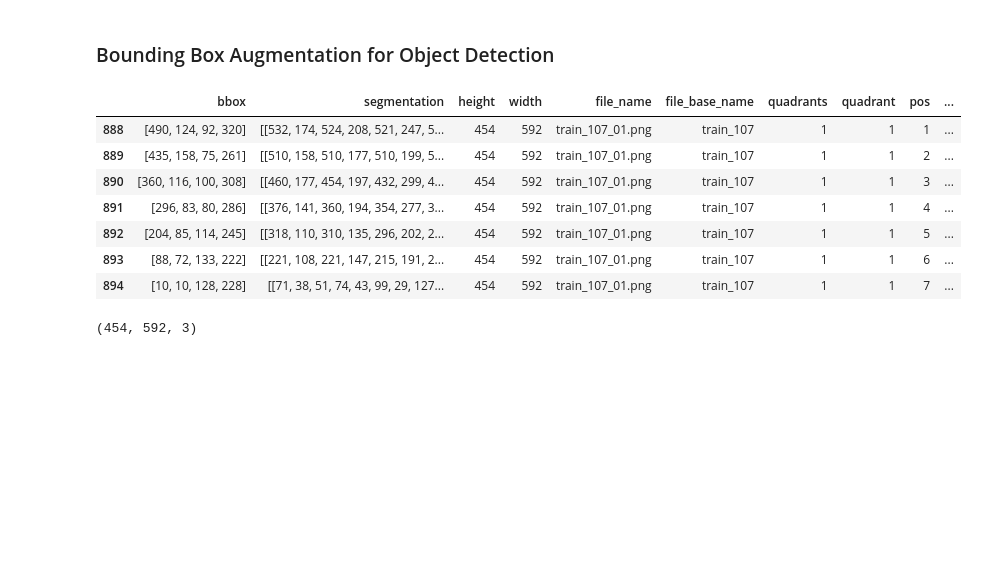
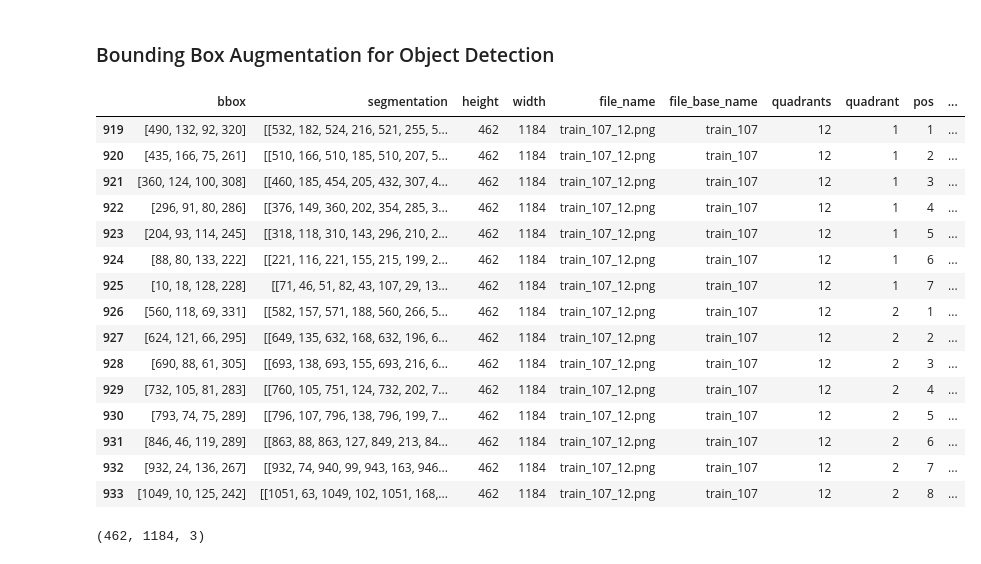
Before and after one commit to awerdich/computervision, a Jupyter notebook: notebooks/detection/05_augmentations.ipynb, the cells around one changed output. Cells and saved outputs as stored; diff of their text form; code cells hidden in the pictures; blank space fills up the shorter version.

```diff
--- a/notebooks/detection/05_augmentations.ipynb
+++ b/notebooks/detection/05_augmentations.ipynb
@@ -301,34 +301,42 @@ plt.show()
 # %%
 # Pick a panoramic x-ray image
 idx = 10
-quadrants = 1
+quadrants = 12
 base_name_list = sorted(list(df['file_base_name'].unique()))
 file_base_name = base_name_list[idx]
 df_file = df.loc[(df['file_base_name'] == file_base_name) & (df['quadrants'] == quadrants)]
 display(df_file)
 
 # Load the image
 file_name = df_file['file_name'].to_list()[0]
 file = os.path.join(xrays_dir, file_name)
 im = ImageData().load_image(file)
 # For the model, we need RGB images
 im = ImageData().np2color(im)
 print(im.shape)
 
 box_list = df_file['bbox'].tolist()
 position_list = df_file['ada'].tolist()
 quadrant_list = df_file['quadrant'].tolist()
 label_list = [f'Q{quadrant}P{position}' for quadrant, position in zip(quadrant_list, position_list)]
 # %% [output]
 |  | bbox | segmentation | height | width | file_name | file_base_name | quadrants | quadrant | pos | ... |
-| 888 | [490, 124, 92, 320] | [[532, 174, 524, 208, 521, 247, 5... | 454 | 592 | train_107_01.png | train_107 | 1 | 1 | 1 | ... |
-| 889 | [435, 158, 75, 261] | [[510, 158, 510, 177, 510, 199, 5... | 454 | 592 | train_107_01.png | train_107 | 1 | 1 | 2 | ... |
-| 890 | [360, 116, 100, 308] | [[460, 177, 454, 197, 432, 299, 4... | 454 | 592 | train_107_01.png | train_107 | 1 | 1 | 3 | ... |
-| 891 | [296, 83, 80, 286] | [[376, 141, 360, 194, 354, 277, 3... | 454 | 592 | train_107_01.png | train_107 | 1 | 1 | 4 | ... |
-| 892 | [204, 85, 114, 245] | [[318, 110, 310, 135, 296, 202, 2... | 454 | 592 | train_107_01.png | train_107 | 1 | 1 | 5 | ... |
-| 893 | [88, 72, 133, 222] | [[221, 108, 221, 147, 215, 191, 2... | 454 | 592 | train_107_01.png | train_107 | 1 | 1 | 6 | ... |
-| 894 | [10, 10, 128, 228] | [[71, 38, 51, 74, 43, 99, 29, 127... | 454 | 592 | train_107_01.png | train_107 | 1 | 1 | 7 | ... |
+| 919 | [490, 132, 92, 320] | [[532, 182, 524, 216, 521, 255, 5... | 462 | 1184 | train_107_12.png | train_107 | 12 | 1 | 1 | ... |
+| 920 | [435, 166, 75, 261] | [[510, 166, 510, 185, 510, 207, 5... | 462 | 1184 | train_107_12.png | train_107 | 12 | 1 | 2 | ... |
+| 921 | [360, 124, 100, 308] | [[460, 185, 454, 205, 432, 307, 4... | 462 | 1184 | train_107_12.png | train_107 | 12 | 1 | 3 | ... |
+| 922 | [296, 91, 80, 286] | [[376, 149, 360, 202, 354, 285, 3... | 462 | 1184 | train_107_12.png | train_107 | 12 | 1 | 4 | ... |
+| 923 | [204, 93, 114, 245] | [[318, 118, 310, 143, 296, 210, 2... | 462 | 1184 | train_107_12.png | train_107 | 12 | 1 | 5 | ... |
+| 924 | [88, 80, 133, 222] | [[221, 116, 221, 155, 215, 199, 2... | 462 | 1184 | train_107_12.png | train_107 | 12 | 1 | 6 | ... |
+| 925 | [10, 18, 128, 228] | [[71, 46, 51, 82, 43, 107, 29, 13... | 462 | 1184 | train_107_12.png | train_107 | 12 | 1 | 7 | ... |
+| 926 | [560, 118, 69, 331] | [[582, 157, 571, 188, 560, 266, 5... | 462 | 1184 | train_107_12.png | train_107 | 12 | 2 | 1 | ... |
+| 927 | [624, 121, 66, 295] | [[649, 135, 632, 168, 632, 196, 6... | 462 | 1184 | train_107_12.png | train_107 | 12 | 2 | 2 | ... |
+| 928 | [690, 88, 61, 305] | [[693, 138, 693, 155, 693, 216, 6... | 462 | 1184 | train_107_12.png | train_107 | 12 | 2 | 3 | ... |
+| 929 | [732, 105, 81, 283] | [[760, 105, 751, 124, 732, 202, 7... | 462 | 1184 | train_107_12.png | train_107 | 12 | 2 | 4 | ... |
+| 930 | [793, 74, 75, 289] | [[796, 107, 796, 138, 796, 199, 7... | 462 | 1184 | train_107_12.png | train_107 | 12 | 2 | 5 | ... |
+| 931 | [846, 46, 119, 289] | [[863, 88, 863, 127, 849, 213, 84... | 462 | 1184 | train_107_12.png | train_107 | 12 | 2 | 6 | ... |
+| 932 | [932, 24, 136, 267] | [[932, 74, 940, 99, 943, 163, 946... | 462 | 1184 | train_107_12.png | train_107 | 12 | 2 | 7 | ... |
+| 933 | [1049, 10, 125, 242] | [[1051, 63, 1049, 102, 1051, 168,... | 462 | 1184 | train_107_12.png | train_107 | 12 | 2 | 8 | ... |
-(454, 592, 3)
+(462, 1184, 3)
 # %%
 # Crop to the output format
 im_size = 640
```
Also changed, not shown: parts of 1 cell of this notebook, 2 other files.
